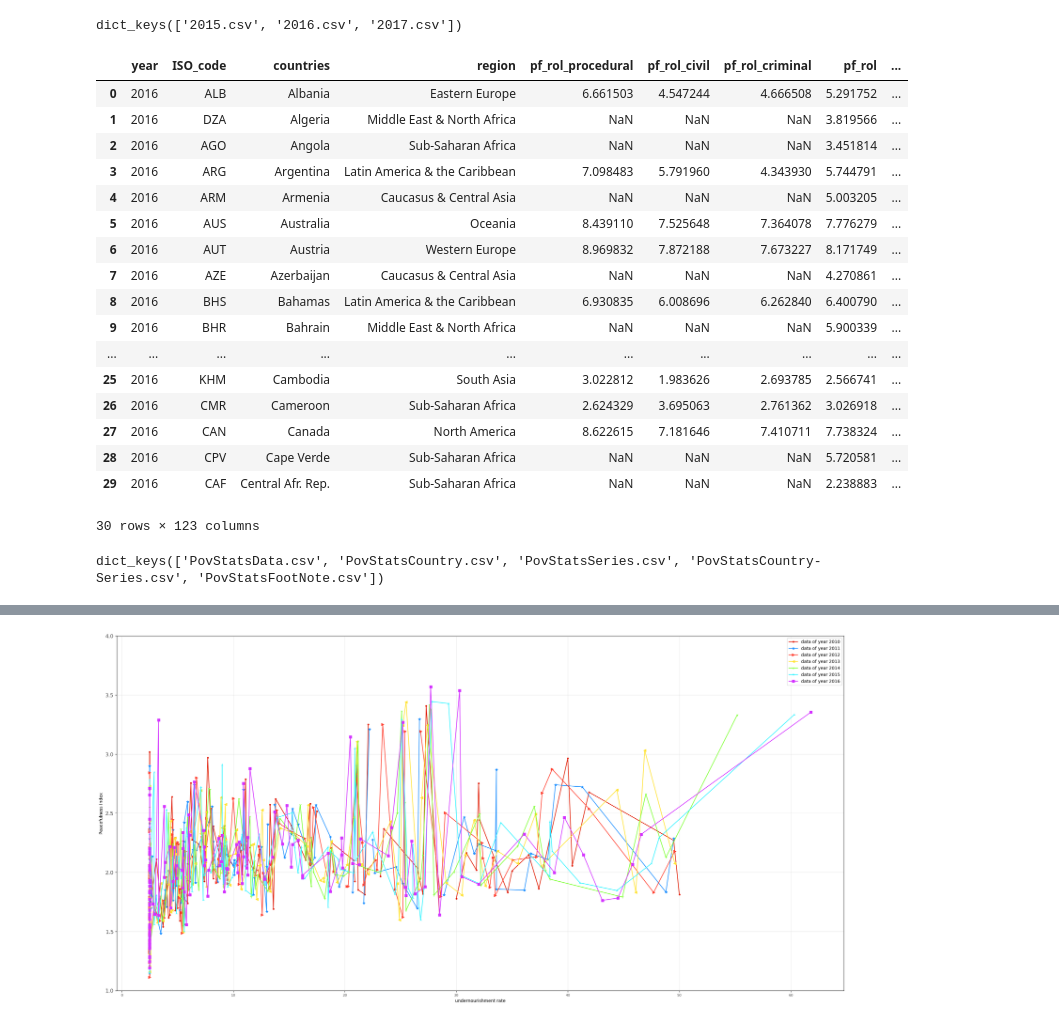
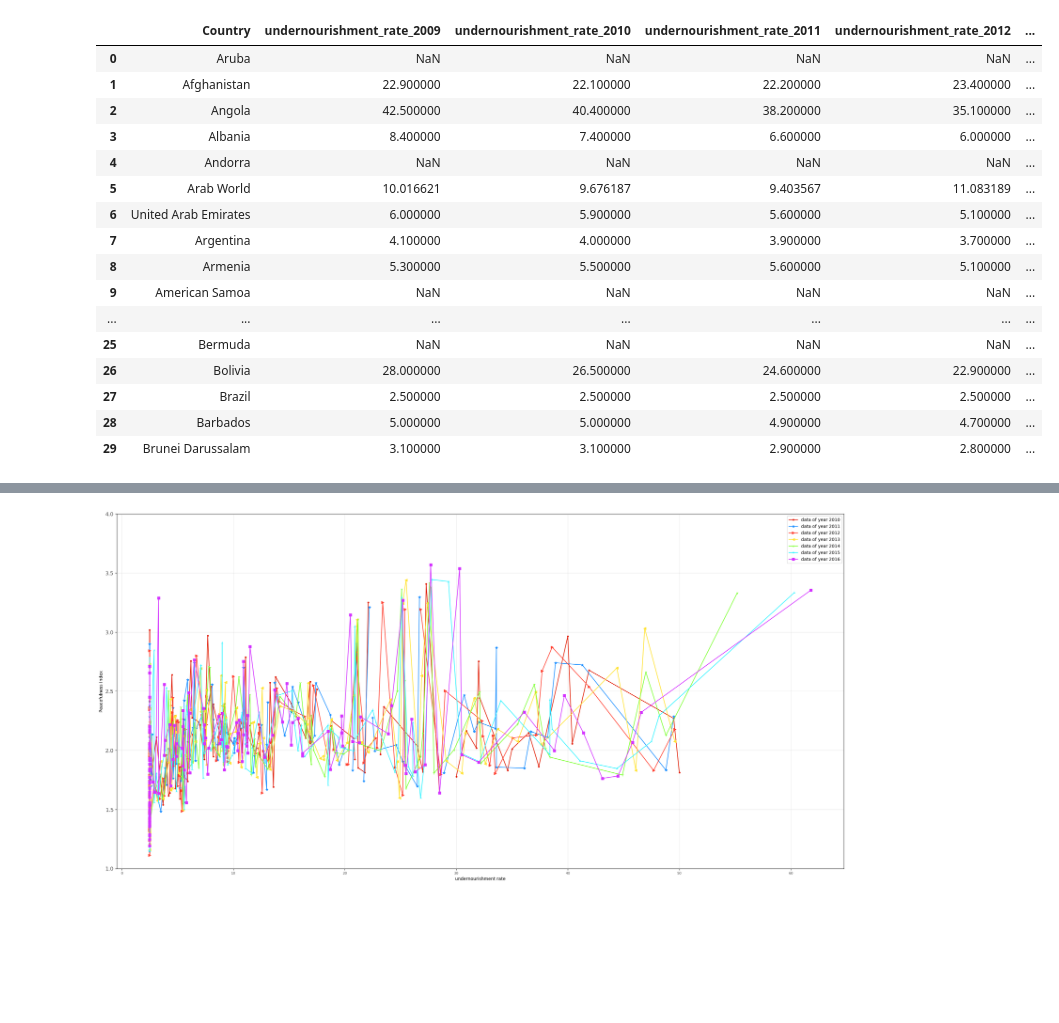
Before and after one commit to winwowin/Final_Project, a Jupyter notebook: 590PR_Final_WinYaoPhil.ipynb, the cells around one changed output, grey strips where cells are left out. Cells and saved outputs as stored; diff of their text form; code cells hidden in the pictures; blank space fills up the shorter version.

```diff
--- a/590PR_Final_WinYaoPhil.ipynb
+++ b/590PR_Final_WinYaoPhil.ipynb
@@ -52,2 +3,0 @@ class peace():
-# %%
-gpi = peace()
@@ -150 +208,23 @@ g = GDELT("2017 10 15", "2017 10 16")
+# %%
+freedom = GET_DATA().Freedom()
+gdelt = GET_DATA().GDELT("2016 10 15", "2016 10 16")
+happiness = GET_DATA().Happiness()
+hunger = GET_DATA().Hunger()
+married = GET_DATA().Married('CURRENTLY MARRIED')
+peace = GET_DATA().Peace()
+# print(GET_DATA().Poverty().keys())
+# GET_DATA().Poverty("PovStatsData.csv")
+poverty = GET_DATA().Poverty()
+suicide = GET_DATA().Suicide
+trade = GET_DATA().Trade
+crime = GET_DATA().UNODC_crime()
+burglary = GET_DATA().UNODC_crime('Burglary')
+unemploy = GET_DATA().Unemployment()
+# %%
+peace.columns = ['Country','pi_2010','pi_2011','pi_2012','pi_2013','pi_2014','pi_2015','pi_2016','pi_2017','pi_2018']
+hunger.columns = ['Country', 'undernourishment_rate_2009','undernourishment_rate_2010',
+                            'undernourishment_rate_2011','undernourishment_rate_2012',
+                            'undernourishment_rate_2013','undernourishment_rate_2014',
+                            'undernourishment_rate_2015','undernourishment_rate_2016',
+                            'undernourishment_rate_2017','undernourishment_rate_2018']
 # %%
@@ -192,5 +249,0 @@ class Happiness():
-# %%
-ha = Happiness()
-ha.keys()
-# %% [output]
-dict_keys(['2015.csv', '2016.csv', '2017.csv'])
@@ -208,21 +250,20 @@ df_freedom = Freedom()
 # %%
-df_freedom.head(30)
+hunger.head(30)
 # %% [output]
-|  | year | ISO_code | countries | region | pf_rol_procedural | pf_rol_civil | pf_rol_criminal | pf_rol | ... |
-| 0 | 2016 | ALB | Albania | Eastern Europe | 6.661503 | 4.547244 | 4.666508 | 5.291752 | ... |
-| 1 | 2016 | DZA | Algeria | Middle East & North Africa | NaN | NaN | NaN | 3.819566 | ... |
-| 2 | 2016 | AGO | Angola | Sub-Saharan Africa | NaN | NaN | NaN | 3.451814 | ... |
-| 3 | 2016 | ARG | Argentina | Latin America & the Caribbean | 7.098483 | 5.791960 | 4.343930 | 5.744791 | ... |
-| 4 | 2016 | ARM | Armenia | Caucasus & Central Asia | NaN | NaN | NaN | 5.003205 | ... |
-| 5 | 2016 | AUS | Australia | Oceania | 8.439110 | 7.525648 | 7.364078 | 7.776279 | ... |
-| 6 | 2016 | AUT | Austria | Western Europe | 8.969832 | 7.872188 | 7.673227 | 8.171749 | ... |
-| 7 | 2016 | AZE | Azerbaijan | Caucasus & Central Asia | NaN | NaN | NaN | 4.270861 | ... |
-| 8 | 2016 | BHS | Bahamas | Latin America & the Caribbean | 6.930835 | 6.008696 | 6.262840 | 6.400790 | ... |
-| 9 | 2016 | BHR | Bahrain | Middle East & North Africa | NaN | NaN | NaN | 5.900339 | ... |
-| ... | ... | ... | ... | ... | ... | ... | ... | ... | ... |
-| 25 | 2016 | KHM | Cambodia | South Asia | 3.022812 | 1.983626 | 2.693785 | 2.566741 | ... |
-| 26 | 2016 | CMR | Cameroon | Sub-Saharan Africa | 2.624329 | 3.695063 | 2.761362 | 3.026918 | ... |
-| 27 | 2016 | CAN | Canada | North America | 8.622615 | 7.181646 | 7.410711 | 7.738324 | ... |
-| 28 | 2016 | CPV | Cape Verde | Sub-Saharan Africa | NaN | NaN | NaN | 5.720581 | ... |
-| 29 | 2016 | CAF | Central Afr. Rep. | Sub-Saharan Africa | NaN | NaN | NaN | 2.238883 | ... |
+|  | Country | undernourishment_rate_2009 | undernourishment_rate_2010 | undernourishment_rate_2011 | undernourishment_rate_2012 | ... |
+| 0 | Aruba | NaN | NaN | NaN | NaN | ... |
+| 1 | Afghanistan | 22.900000 | 22.100000 | 22.200000 | 23.400000 | ... |
+| 2 | Angola | 42.500000 | 40.400000 | 38.200000 | 35.100000 | ... |
+| 3 | Albania | 8.400000 | 7.400000 | 6.600000 | 6.000000 | ... |
+| 4 | Andorra | NaN | NaN | NaN | NaN | ... |
+| 5 | Arab World | 10.016621 | 9.676187 | 9.403567 | 11.083189 | ... |
+| 6 | United Arab Emirates | 6.000000 | 5.900000 | 5.600000 | 5.100000 | ... |
+| 7 | Argentina | 4.100000 | 4.000000 | 3.900000 | 3.700000 | ... |
+| 8 | Armenia | 5.300000 | 5.500000 | 5.600000 | 5.100000 | ... |
+| 9 | American Samoa | NaN | NaN | NaN | NaN | ... |
+| ... | ... | ... | ... | ... | ... | ... |
+| 25 | Bermuda | NaN | NaN | NaN | NaN | ... |
+| 26 | Bolivia | 28.000000 | 26.500000 | 24.600000 | 22.900000 | ... |
+| 27 | Brazil | 2.500000 | 2.500000 | 2.500000 | 2.500000 | ... |
+| 28 | Barbados | 5.000000 | 5.000000 | 4.900000 | 4.700000 | ... |
+| 29 | Brunei Darussalam | 3.100000 | 3.100000 | 2.900000 | 2.800000 | ... |
-30 rows × 123 columns
@@ -249,4 +269,0 @@ class Poverty():
-# %%
-Poverty().keys()
-# %% [output]
-dict_keys(['PovStatsData.csv', 'PovStatsCountry.csv', 'PovStatsSeries.csv', 'PovStatsCountry-Series.csv', 'PovStatsFootNote.csv'])
```
Also changed, not shown: parts of 36 cells of this notebook.
